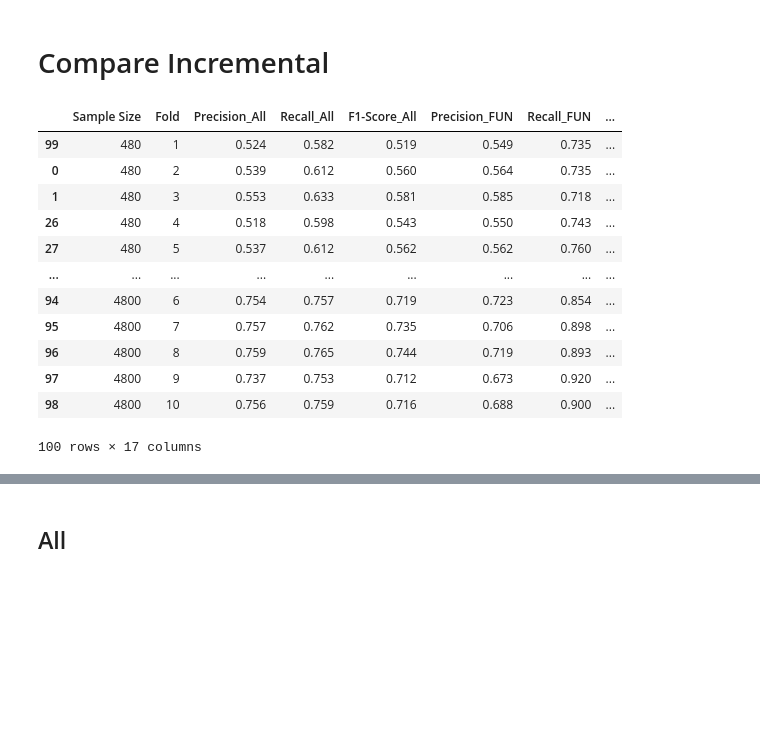
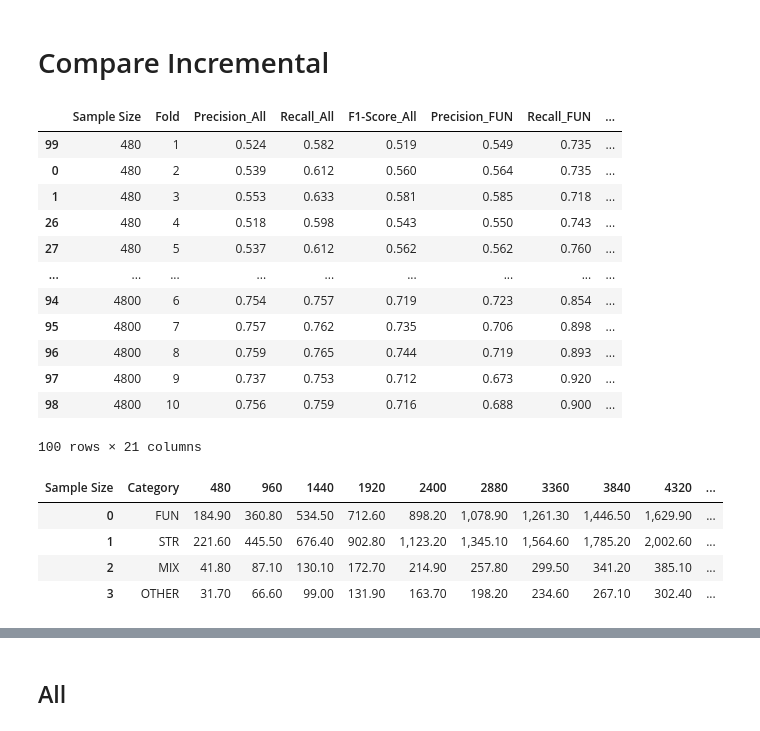
Before and after one commit to Marco-Consoloni/patent-sentence-classification, a Jupyter notebook: evaluate_incremental.ipynb, the cells around one changed output, grey strips where cells are left out. Cells and saved outputs as stored; diff of their text form; code cells hidden in the pictures; blank space fills up the shorter version.

```diff
--- a/evaluate_incremental.ipynb
+++ b/evaluate_incremental.ipynb
@@ -51,10 +51,18 @@ for file_name in os.listdir(folder_path):
             result[f'Recall_{label}'] = r
             result[f'F1-Score_{label}'] = f1
 
+        # Add label counts per training set in the results
+        df_train = pd.read_excel(f"/home/fantoni/patent-sentence-classification/data/incremental/train_{sample_id}_{fold_id}.xlsx")
+        df_eval = pd.read_excel(f"/home/fantoni/patent-sentence-classification/data/incremental/eval_{sample_id}_{fold_id}.xlsx")
+        df = pd.concat([df_train, df_eval], axis=0)
+        label_counts = df['sent_tag'].value_counts().to_dict()
+        for label, count in label_counts.items():
+            result[f"count_{label}"] = count
+
         results.append(result)
 
-results_df = pd.DataFrame(results).sort_values(by=['Sample Size', 'Fold'])
-results_df
+df_results = pd.DataFrame(results).sort_values(by=['Sample Size', 'Fold'])
+df_results
 # %% [output]
 |  | Sample Size | Fold | Precision_All | Recall_All | F1-Score_All | Precision_FUN | Recall_FUN | ... |
 | 99 | 480 | 1 | 0.524 | 0.582 | 0.519 | 0.549 | 0.735 | ... |
@@ -68,4 +76,18 @@ results_df
 | 96 | 4800 | 8 | 0.759 | 0.765 | 0.744 | 0.719 | 0.893 | ... |
 | 97 | 4800 | 9 | 0.737 | 0.753 | 0.712 | 0.673 | 0.920 | ... |
 | 98 | 4800 | 10 | 0.756 | 0.759 | 0.716 | 0.688 | 0.900 | ... |
-100 rows × 17 columns
+100 rows × 21 columns
+# %%
+# Create table with training count
+df = df_results.groupby("Sample Size")[['count_FUN', 'count_STR', 'count_MIX', 'count_OTH']].mean().round(3)
+df = df.rename(columns={'count_FUN': 'FUN', 'count_STR': 'STR', 'count_MIX': 'MIX', 'count_OTH': 'OTHER'})
+df = df.applymap(lambda x: f"{x:,.2f}").T
+df = df.reset_index().rename(columns={'index': 'Category'})
+df.to_excel('/home/fantoni/patent-sentence-classification/results/tables/incremental_training_count.xlsx', index = False)
+df
+# %% [output]
+| Sample Size | Category | 480 | 960 | 1440 | 1920 | 2400 | 2880 | 3360 | 3840 | 4320 | ... |
+| 0 | FUN | 184.90 | 360.80 | 534.50 | 712.60 | 898.20 | 1,078.90 | 1,261.30 | 1,446.50 | 1,629.90 | ... |
+| 1 | STR | 221.60 | 445.50 | 676.40 | 902.80 | 1,123.20 | 1,345.10 | 1,564.60 | 1,785.20 | 2,002.60 | ... |
+| 2 | MIX | 41.80 | 87.10 | 130.10 | 172.70 | 214.90 | 257.80 | 299.50 | 341.20 | 385.10 | ... |
+| 3 | OTHER | 31.70 | 66.60 | 99.00 | 131.90 | 163.70 | 198.20 | 234.60 | 267.10 | 302.40 | ... |
```
Also changed, not shown: parts of 5 cells of this notebook, 1 other file.
